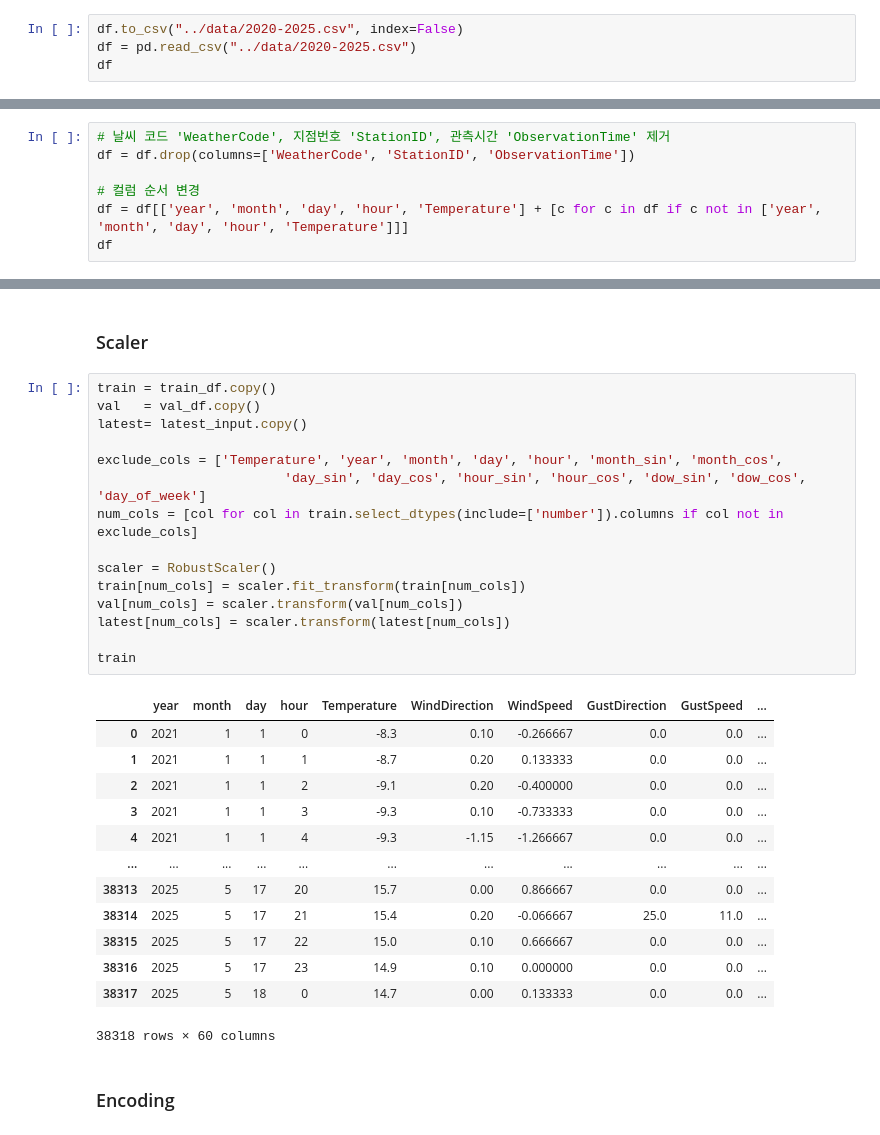
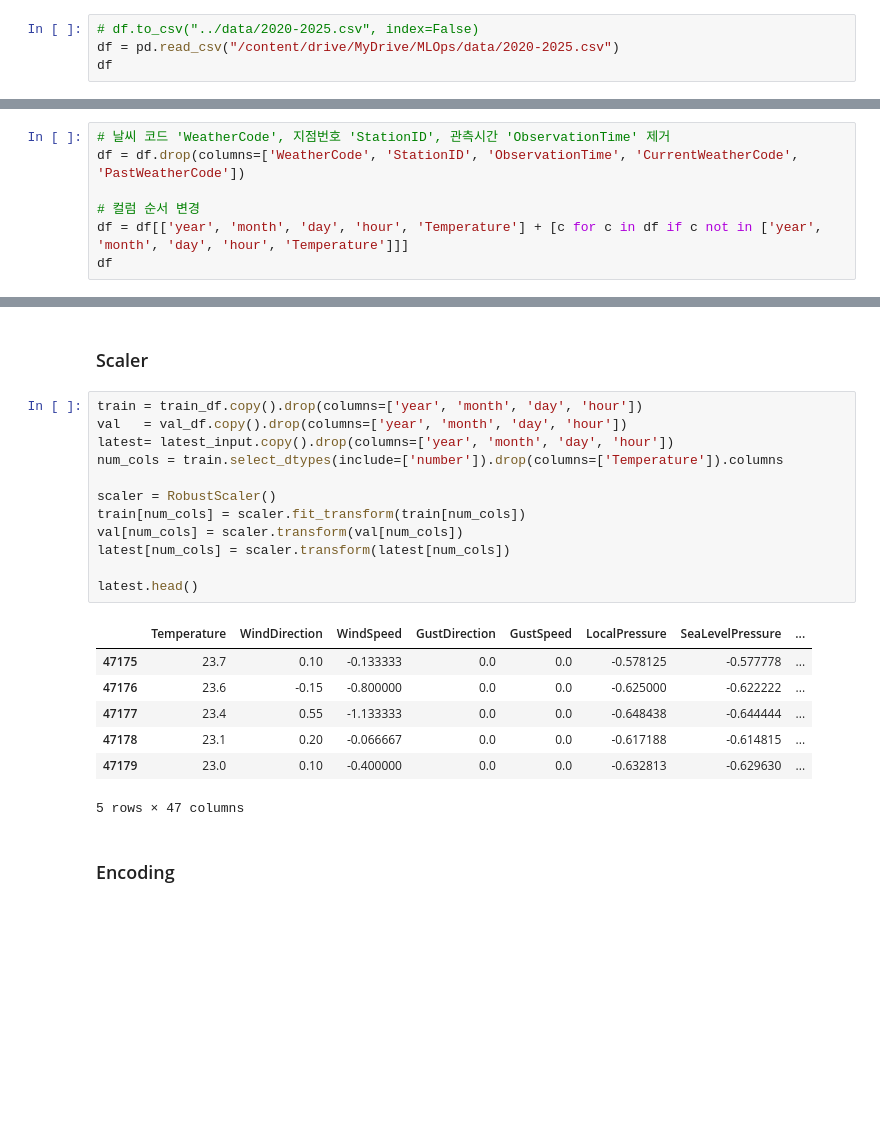
Before and after one commit to welovecherry/mlops-cloud-project-mlops_jungmin_fork, a Jupyter notebook: mlops_team/notebook/DL-Test.ipynb, the cells around one changed output, grey strips where cells are left out. Drawn from its saved outputs; the diff is of its cells as text; blank space fills up the shorter version.

```diff
--- a/mlops_team/notebook/DL-Test.ipynb
+++ b/mlops_team/notebook/DL-Test.ipynb
@@ -108,6 +52,6 @@ df[df['gap_hr'] > 1][['ObservationTime', 'gap_hr']]
 # %%
-df.to_csv("../data/2020-2025.csv", index=False)
-df = pd.read_csv("../data/2020-2025.csv")
+# df.to_csv("../data/2020-2025.csv", index=False)
+df = pd.read_csv("/content/drive/MyDrive/MLOps/data/2020-2025.csv")
 df
 # %% [output]
 |  | ObservationTime | StationID | WindDirection | WindSpeed | GustDirection | GustSpeed | GustTime | ... |
@@ -735,7 +637,7 @@ Index(['ObservationTime', 'StationID', 'WindDirection', 'WindSpeed',
       dtype='object')
 # %%
 # 날씨 코드 'WeatherCode', 지점번호 'StationID', 관측시간 'ObservationTime' 제거
-df = df.drop(columns=['WeatherCode', 'StationID', 'ObservationTime'])
+df = df.drop(columns=['WeatherCode', 'StationID', 'ObservationTime', 'CurrentWeatherCode', 'PastWeatherCode'])
 
 # 컬럼 순서 변경
 df = df[['year', 'month', 'day', 'hour', 'Temperature'] + [c for c in df if c not in ['year', 'month', 'day', 'hour', 'Temperature']]]
@@ -784,34 +722,25 @@ latest_input: (336, 60)
 # %% [markdown]
 ### Scaler
 # %%
-train = train_df.copy()
-val   = val_df.copy()
-latest= latest_input.copy()
-
-exclude_cols = ['Temperature', 'year', 'month', 'day', 'hour', 'month_sin', 'month_cos',
-                        'day_sin', 'day_cos', 'hour_sin', 'hour_cos', 'dow_sin', 'dow_cos', 'day_of_week']
-num_cols = [col for col in train.select_dtypes(include=['number']).columns if col not in exclude_cols]
+train = train_df.copy().drop(columns=['year', 'month', 'day', 'hour'])
+val   = val_df.copy().drop(columns=['year', 'month', 'day', 'hour'])
+latest= latest_input.copy().drop(columns=['year', 'month', 'day', 'hour'])
+num_cols = train.select_dtypes(include=['number']).drop(columns=['Temperature']).columns
 
 scaler = RobustScaler()
 train[num_cols] = scaler.fit_transform(train[num_cols])
 val[num_cols] = scaler.transform(val[num_cols])
 latest[num_cols] = scaler.transform(latest[num_cols])
 
-train
+latest.head()
 # %% [output]
-|  | year | month | day | hour | Temperature | WindDirection | WindSpeed | GustDirection | GustSpeed | ... |
-| 0 | 2021 | 1 | 1 | 0 | -8.3 | 0.10 | -0.266667 | 0.0 | 0.0 | ... |
-| 1 | 2021 | 1 | 1 | 1 | -8.7 | 0.20 | 0.133333 | 0.0 | 0.0 | ... |
-| 2 | 2021 | 1 | 1 | 2 | -9.1 | 0.20 | -0.400000 | 0.0 | 0.0 | ... |
-| 3 | 2021 | 1 | 1 | 3 | -9.3 | 0.10 | -0.733333 | 0.0 | 0.0 | ... |
-| 4 | 2021 | 1 | 1 | 4 | -9.3 | -1.15 | -1.266667 | 0.0 | 0.0 | ... |
-| ... | ... | ... | ... | ... | ... | ... | ... | ... | ... | ... |
-| 38313 | 2025 | 5 | 17 | 20 | 15.7 | 0.00 | 0.866667 | 0.0 | 0.0 | ... |
-| 38314 | 2025 | 5 | 17 | 21 | 15.4 | 0.20 | -0.066667 | 25.0 | 11.0 | ... |
-| 38315 | 2025 | 5 | 17 | 22 | 15.0 | 0.10 | 0.666667 | 0.0 | 0.0 | ... |
-| 38316 | 2025 | 5 | 17 | 23 | 14.9 | 0.10 | 0.000000 | 0.0 | 0.0 | ... |
-| 38317 | 2025 | 5 | 18 | 0 | 14.7 | 0.00 | 0.133333 | 0.0 | 0.0 | ... |
+|  | Temperature | WindDirection | WindSpeed | GustDirection | GustSpeed | LocalPressure | SeaLevelPressure | ... |
+| 47175 | 23.7 | 0.10 | -0.133333 | 0.0 | 0.0 | -0.578125 | -0.577778 | ... |
+| 47176 | 23.6 | -0.15 | -0.800000 | 0.0 | 0.0 | -0.625000 | -0.622222 | ... |
+| 47177 | 23.4 | 0.55 | -1.133333 | 0.0 | 0.0 | -0.648438 | -0.644444 | ... |
+| 47178 | 23.1 | 0.20 | -0.066667 | 0.0 | 0.0 | -0.617188 | -0.614815 | ... |
+| 47179 | 23.0 | 0.10 | -0.400000 | 0.0 | 0.0 | -0.632813 | -0.629630 | ... |
-38318 rows × 60 columns
+5 rows × 47 columns
 # %% [markdown]
 ### Encoding
 # %%
```
Also changed, not shown: parts of 51 cells of this notebook, 18 other files.
